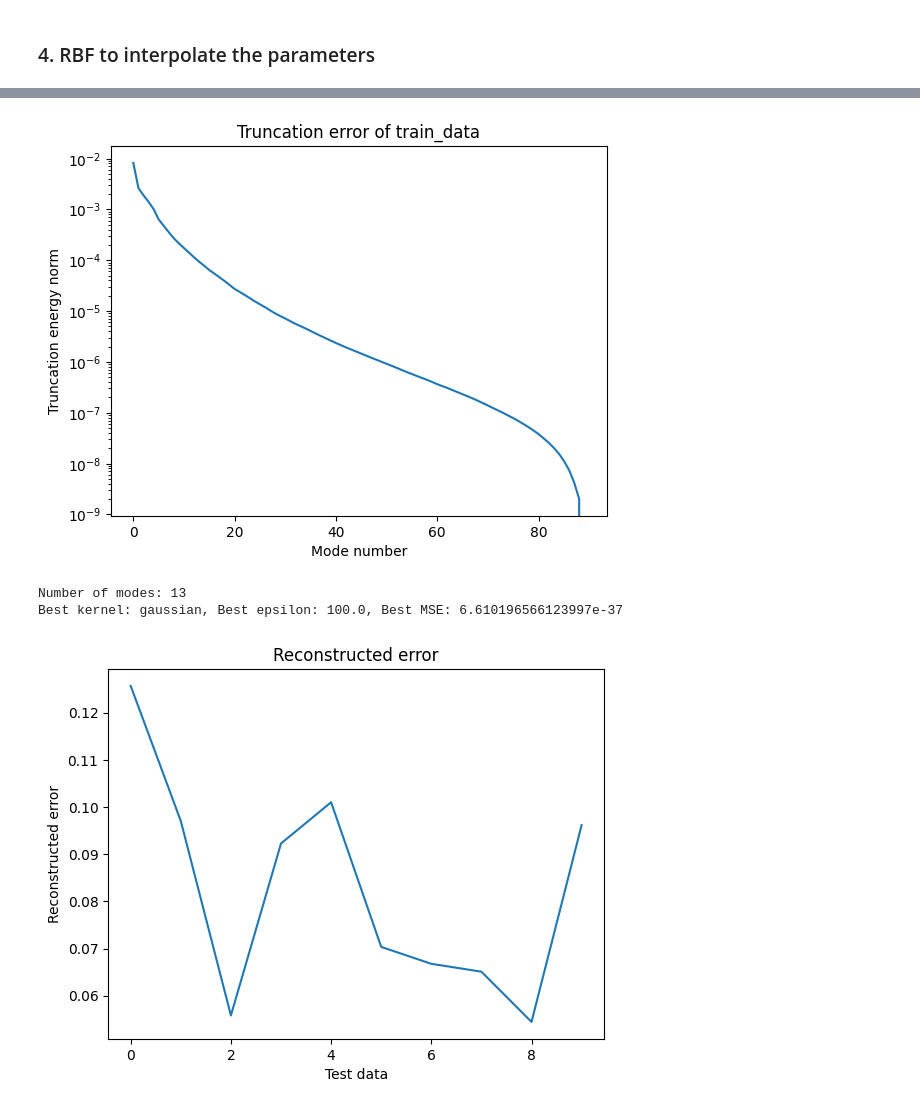
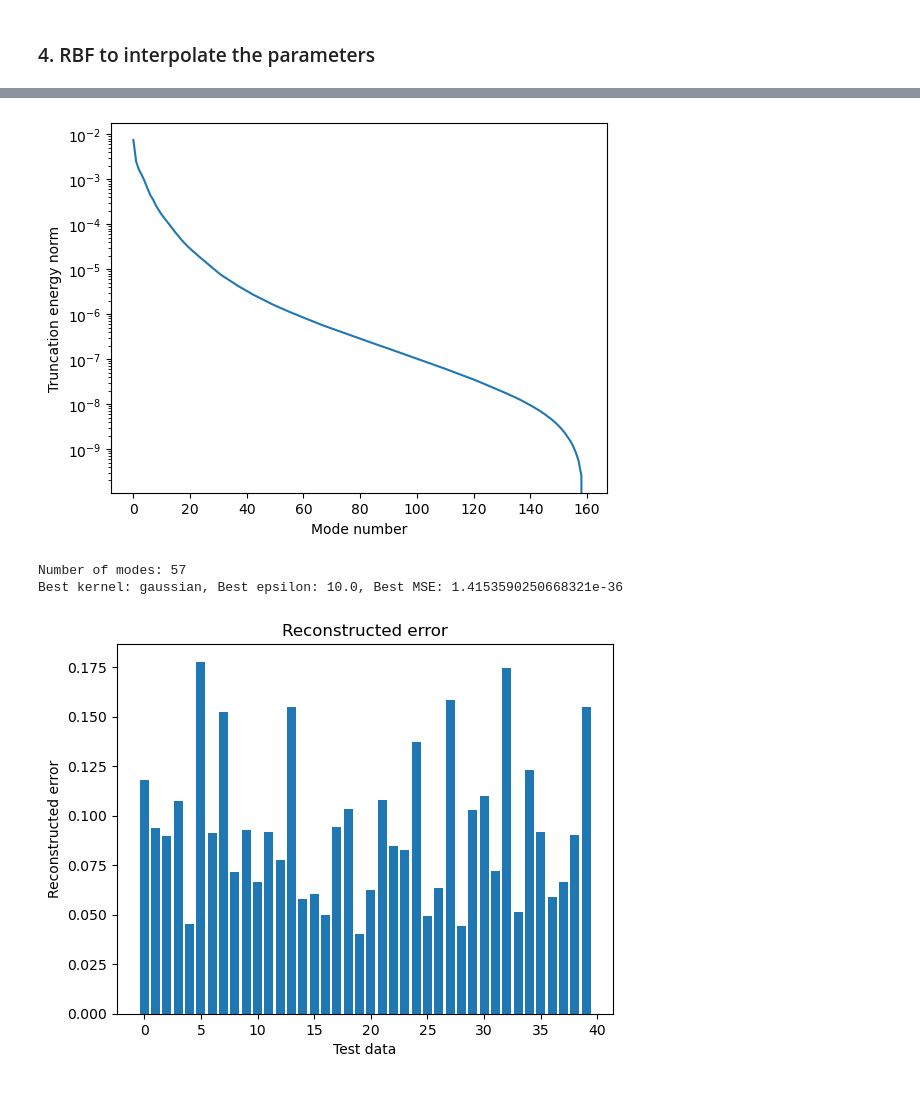
Before and after one commit to Ruansh233/geometric_parameterization_ML, a Jupyter notebook: PODI.ipynb, the cells around one changed output, grey strips where cells are left out. Saved outputs shown, nothing was run; the diff lists cells and outputs as text; code cells hidden in the pictures.

Commit message:
1-add vtk writer to visualize the results;2-add PODI for data change, but no improvement.

```diff
--- a/PODI.ipynb
+++ b/PODI.ipynb
@@ -30,6 +32,7 @@ random_state = 42
 train_pressure, test_pressure = train_test_split(pressure_data, train_size=train_ratio, random_state=random_state)
 train_velocity, test_velocity = train_test_split(velocity_data, train_size=train_ratio, random_state=random_state)
 train_design_parameters, test_design_parameters = train_test_split(design_parameters, train_size=train_ratio, random_state=random_state)
+train_points, test_points = train_test_split(points_data, train_size=train_ratio, random_state=random_state)
 # %%
 # delete columns with all zeros in train_design_parameters
 eliminate_columns = np.all(train_design_parameters == 0, axis=0)
@@ -52,7 +55,7 @@ def train_pod(train_data, plot_singular_values=False, epsilon=1e-8):
 
         if plot_singular_values:
             plt.plot(truncated_energy)
-            plt.title(f'Truncation error of {nameof(train_data)}')
+            # plt.title(f'Truncation energy of {nameof(train_data)}')
             plt.yscale('log')
             plt.xlabel('Mode number')
             plt.ylabel('Truncation energy norm')
@@ -61,6 +64,29 @@ def train_pod(train_data, plot_singular_values=False, epsilon=1e-8):
     return modes, mode_coeffs
 # %% [markdown]
 ### 4. RBF to interpolate the parameters
+# %%
+# Define a funtion to write the data into a VTK file
+def vtk_writer(field_data, field_name, data_type,
+               refVTM, save_path_name, points_data = None):
+    # Add velocity data to each block within the MultiBlock dataset
+
+    for block_i in range(refVTM.n_blocks):
+        block = refVTM[block_i]
+        if block is not None:
+            if data_type == 'scalar':
+                for data_i in range(len(field_name)):
+                    block.cell_data[field_name[data_i]] = field_data[data_i]
+            elif data_type == 'vector':
+                for data_i in range(len(field_name)):
+                    field = field_data[data_i].reshape(3, -1).T
+                    block.cell_data[field_name[data_i]] = field
+            if points_data is not None:
+                points = points_data.reshape(3, -1).T
+                block.points = points
+
+    # Save the modified VTM file
+    output_vtm_file_path = f'{save_path_name}.vtm'
+    refVTM.save(output_vtm_file_path)
 # %%
 # Define a function to evaluate RBF with different parameters
 def evaluate_rbf(x,y):
@@ -97,7 +123,8 @@ def evaluate_rbf(x,y):
 
     return best_kernel, best_epsilon
 # %%
-def PODI(train_data, test_data, plot_singular_values=False, epsilon=1e-8):
+def PODI(train_data, test_data, points_data, data_name,
+         data_type, vis_save_folder, plot_singular_values=False, epsilon=1e-6):
 
     modes, mode_coeffs = train_pod(train_data, plot_singular_values, epsilon)
 
@@ -117,12 +144,22 @@ def PODI(train_data, test_data, plot_singular_values=False, epsilon=1e-8):
     test_design_parameters_scaled = scaler.transform(test_design_parameters)
     test_modes_coeffs = rbf_model(test_design_parameters_scaled)
     reconstructed_field = np.dot(modes, test_modes_coeffs.T).T
+    error_field = test_data - reconstructed_field
 
     # calculate the reconstrcuted error for each test data using mean squared error
     reconstructed_error = np.linalg.norm(test_data - reconstructed_field, axis=1) / np.linalg.norm(test_data, axis=1)
 
+    # write the truth data, reconstructed data, and error into a VTK file
+    # Load the reference VTM file
+    refVTM = pv.MultiBlock('simulation_data/refCase/VTK/refCase_0.vtm')
+    field_name = ['truth', 'reconstructed', 'error']
+    # loop all test data and write the data into VTK file
+    for i in range(len(test_data)):
+        vtk_writer([test_data[i], reconstructed_field[i], error_field[i]],
+                   field_name, data_type, refVTM, f'{vis_save_folder}/test_case_{i}_{data_name}', points_data[i])
+
     # plot the error
-    plt.plot(reconstructed_error)
+    plt.bar([i for i in range(len(test_data))], reconstructed_error)
     plt.title('Reconstructed error')
     plt.xlabel('Test data')
     plt.ylabel('Reconstructed error')
@@ -138,8 +176,9 @@ Best kernel: gaussian, Best epsilon: 100.0, Best MSE: 5.84020422950759e-36
 # %%
 # Perform PODI on the velocity data
-PODI(train_velocity, test_velocity, plot_singular_values=True, epsilon=1e-4)
+PODI(train_velocity, test_velocity, test_points, "velocity", "vector", "visualization_data",
+     plot_singular_values=True, epsilon=1e-6)
 # %% [output]
-[figure, old version]
+[figure, new version]
-Number of modes: 13
-Best kernel: gaussian, Best epsilon: 100.0, Best MSE: 6.610196566123997e-37
+Number of modes: 57
+Best kernel: gaussian, Best epsilon: 10.0, Best MSE: 1.4153590250668321e-36
-[figure, old version]
+[figure, new version]
```
Also changed, not shown: parts of 3 cells of this notebook, 1 other file.
